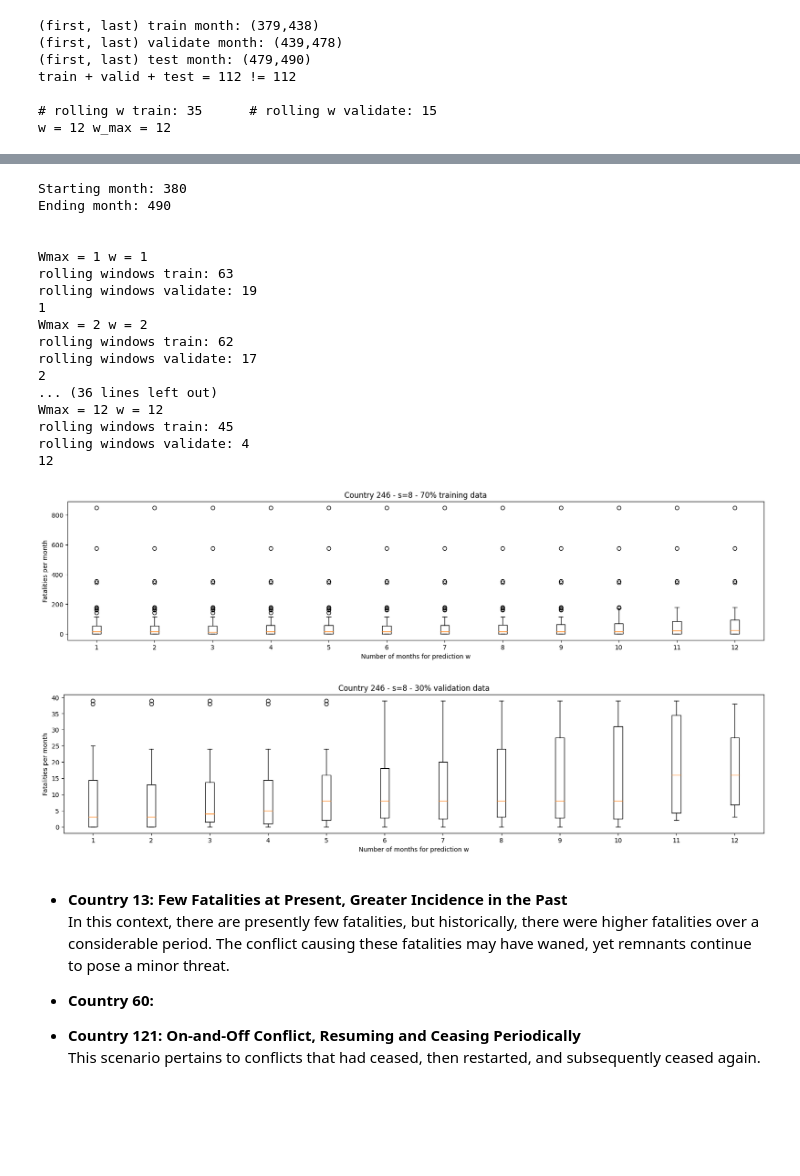
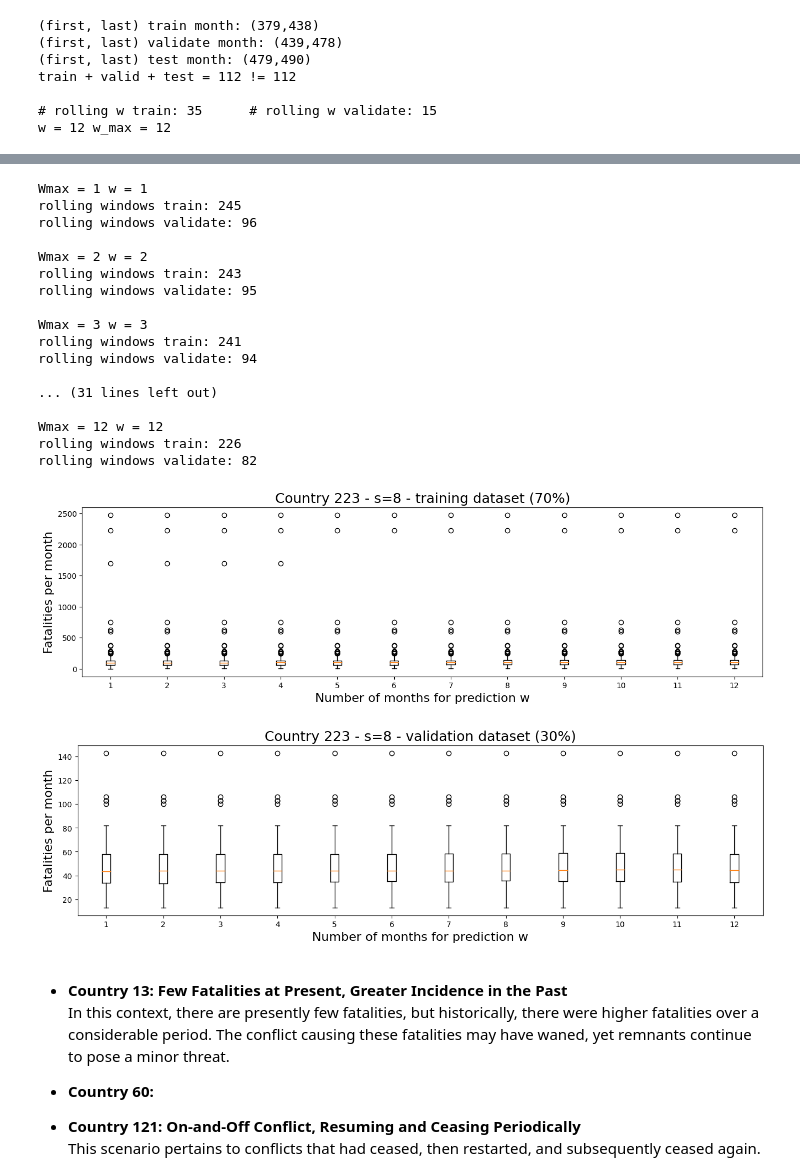
Before and after one commit to toboden/ConflictPredProbabilistic, a Jupyter notebook: old_code/Main_oneCountry_feedFwdNN_empirical.ipynb, the cells around one changed output, grey strips where cells are left out. Saved outputs shown, nothing was run; the diff lists cells and outputs as text; code cells hidden in the pictures; blank space fills up the shorter version.

```diff
--- a/old_code/Main_oneCountry_feedFwdNN_empirical.ipynb
+++ b/old_code/Main_oneCountry_feedFwdNN_empirical.ipynb
@@ -694,7 +694,7 @@ w = 12 w_max = 12
 # %%
 #[28, 60, 65, 67, 96, 121, 133, 136, 145, 149, 218, 223, 245, 246]
 
-country = 220 #220  245
+country = 223 #220  245
 
 feature_subset = 'all'
 
@@ -854,6 +854,6 @@ plt.show()
 # %%
 
-country = 246 #220  245
+country = 223 #220  245
 
 feature_subset = 'all'
 
@@ -902,57 +902,57 @@ for w_max in range(1,12+1):
 
     ## test dataset-------
     X_test, Y_test = Test_ArrayXY_split(month_list_test, feature_data, actual_data, s)
-    print('') """
+    print('')
 
     YYdistribution_list[w_max-1]['Y_train'] = Y_train
     YYdistribution_list[w_max-1]['Y_valid'] = Y_validate
 # %% [output]
-Starting month: 380
-Ending month: 490
+Wmax = 1 w = 1
+rolling windows train: 245
+rolling windows validate: 96
 
+Wmax = 2 w = 2
+rolling windows train: 243
+rolling windows validate: 95
 
-Wmax = 1 w = 1
-rolling windows train: 63
-rolling windows validate: 19
-1
-Wmax = 2 w = 2
-rolling windows train: 62
-rolling windows validate: 17
-2
-... (36 lines left out)
+Wmax = 3 w = 3
+rolling windows train: 241
+rolling windows validate: 94
+
+... (31 lines left out)
+
 Wmax = 12 w = 12
-rolling windows train: 45
-rolling windows validate: 4
-12
+rolling windows train: 226
+rolling windows validate: 82
 # %%
-plt.figure(figsize=(20, 4))
+plt.figure(figsize=(16, 4))
 for w in range(1,12+1):
     # Erstellen Sie den Boxplot für data
     plt.boxplot(YYdistribution_list[w-1]['Y_train'], positions=[w-1 + 1], labels=[str(w)])
 
 # Optional: Beschriftungen hinzufügen
-plt.xlabel('Number of months for prediction w')
-plt.ylabel('Fatalities per month')
-plt.title('Country ' +str(country) + ' - s=' + str(s) + ' - 70% training data')
+plt.xlabel('Number of months for prediction w', fontsize=16)
+plt.ylabel('Fatalities per month', fontsize=16)
+plt.title('Country ' +str(country) + ' - s=' + str(s) + ' - training dataset (70%)', fontsize=18)
 
 # Den Boxplot anzeigen
 plt.show()
 
-plt.figure(figsize=(20, 4))
+plt.figure(figsize=(16, 4))
 for w in range(1,12+1):
     # Erstellen Sie den Boxplot für data2 neben data
     plt.boxplot(YYdistribution_list[w-1]['Y_valid'], positions=[w - 1 +1], labels=[str(w)])
 
 # Optional: Beschriftungen hinzufügen
-plt.xlabel('Number of months for prediction w')
-plt.ylabel('Fatalities per month')
-plt.title('Country ' +str(country) + ' - s=' + str(s) + ' - 30% validation data')
+plt.xlabel('Number of months for prediction w', fontsize=16)
+plt.ylabel('Fatalities per month', fontsize=16)
+plt.title('Country ' +str(country) + ' - s=' + str(s) + ' - validation dataset (30%)', fontsize=18)
 
 # Den Boxplot anzeigen
 plt.show()
 # %% [output]
-[figure, old version]
+[figure, new version]
-[figure, old version]
+[figure, new version]
 # %% [markdown]
 - **Country 13: Few Fatalities at Present, Greater Incidence in the Past**
   In this context, there are presently few fatalities, but historically, there were higher fatalities over a considerable period. The conflict causing these fatalities may have waned, yet remnants continue to pose a minor threat.
```
Also changed, not shown: parts of 7 cells of this notebook, 4 other files.
